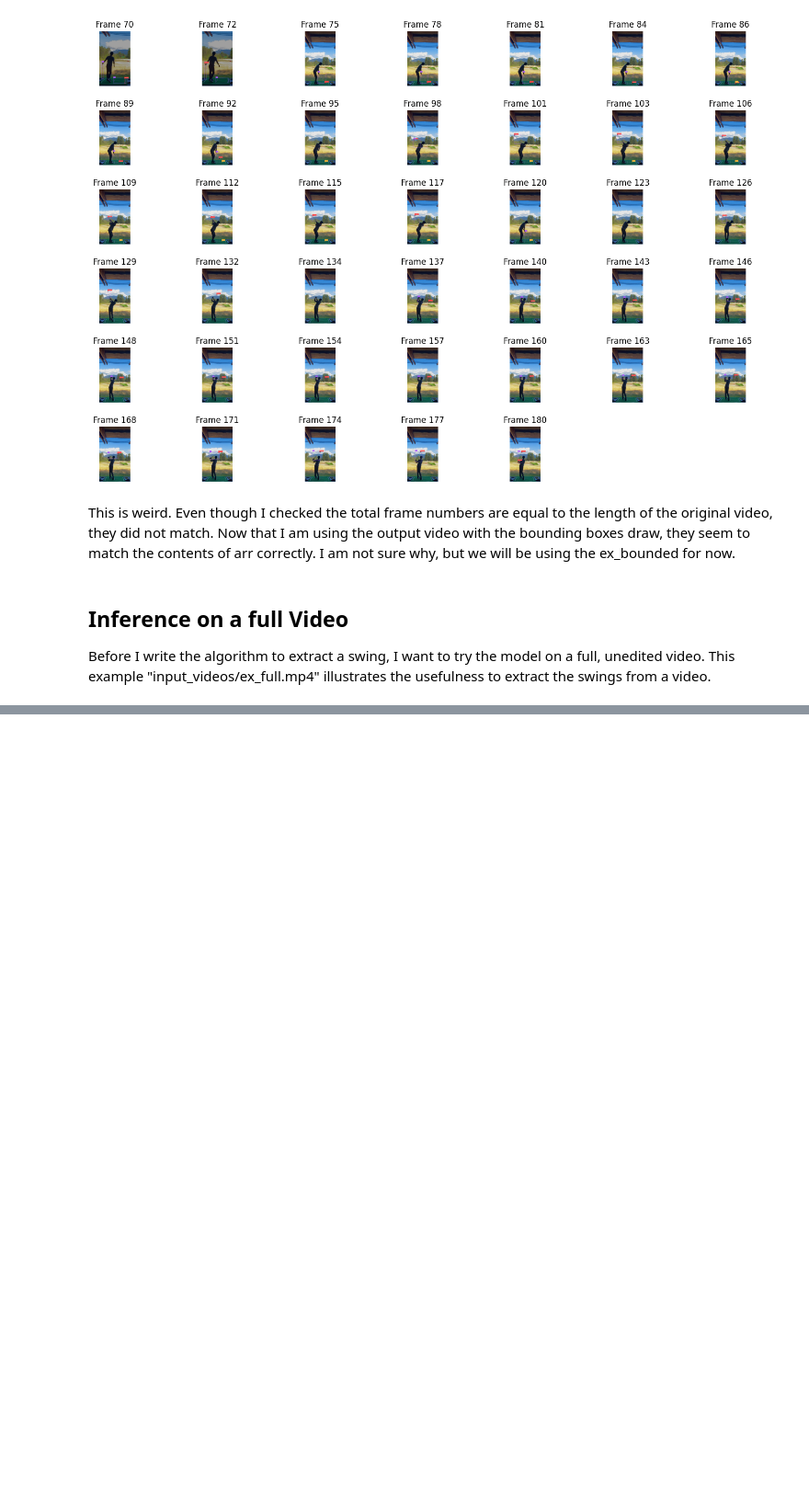
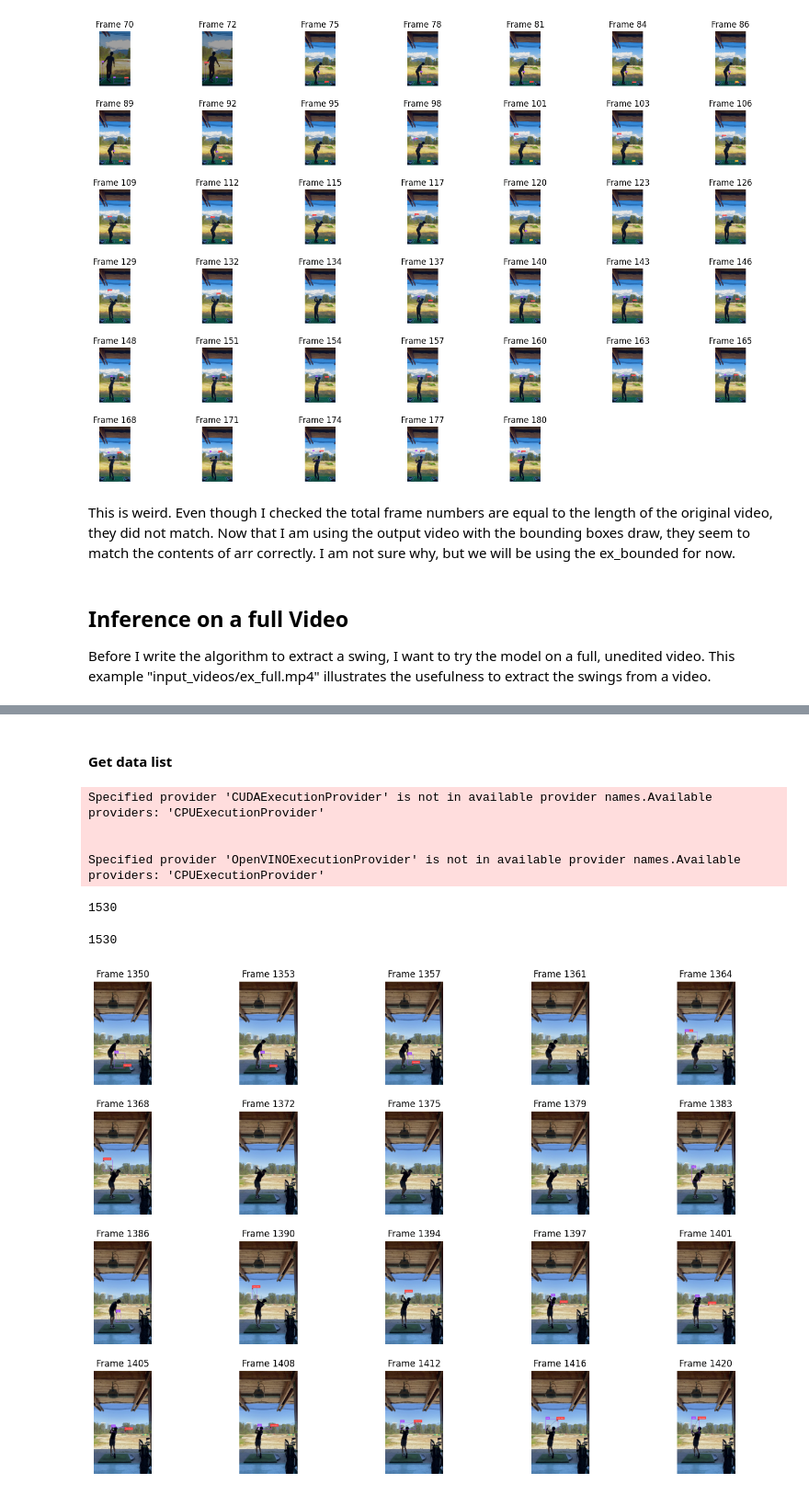
Before and after one commit to simonryu328/Golf-Swing-Extractor, a Jupyter notebook: inference.ipynb, the cells around one changed output, grey strips where cells are left out. Shown at 92% size. Drawn from its saved outputs; the diff is of its cells as text; code cells hidden in the pictures; blank space fills up the shorter version.

```diff
--- a/inference.ipynb
+++ b/inference.ipynb
@@ -379,3 +381,67 @@ pipeline = InferencePipeline.init(
 pipeline.start()
 # wait for the pipeline to finish
 pipeline.join()
+# %% [markdown]
+#### Get data list
+# %%
+# import the InferencePipeline interface
+from inference import InferencePipeline
+# import a built-in sink called render_boxes (sinks are the logic that happens after inference)
+from inference.core.interfaces.stream.sinks import render_boxes
+from inference.core.interfaces.camera.entities import VideoFrame
+import os
+import json
+from pprint import pprint
+
+TARGET_DIR = "predictions"
+api_key = os.getenv("ROBOFLOW_API_KEY")
+
+full_arr = []
+
+def save_prediction(prediction: dict, video_frame: VideoFrame) -> None:
+    # pprint(prediction)
+    # pprint(video_frame)
+    # print("------------------------------------")
+  # with open(os.path.join(TARGET_DIR, f"test.txt"), "a") as f:
+    full_arr.append(prediction)
+  #   json.dump(prediction, f)
+  #   json.dump(video_frame, f)
+
+
+# create an inference pipeline object
+pipeline = InferencePipeline.init(
+    model_id="golf-49wbh/1", # set the model id to a yolov8x model with in put size 1280
+    video_reference="input_videos/ex_full.mp4", # set the video reference (source of video), it can be a link/path to a video file, an RTSP stream url, or an integer representing a device id (usually 0 for built in webcams)
+    on_prediction=save_prediction, # tell the pipeline object what to do with each set of inference by passing a function
+    api_key=api_key, # provide your roboflow api key for loading models from the roboflow api
+)
+# start the pipeline
+pipeline.start()
+# wait for the pipeline to finish
+pipeline.join()
+# %% [output]
+Specified provider 'CUDAExecutionProvider' is not in available provider names.Available providers: 'CPUExecutionProvider'
+
+
+Specified provider 'OpenVINOExecutionProvider' is not in available provider names.Available providers: 'CPUExecutionProvider'
+# %%
+len(full_arr)
+# %% [output]
+1530
+# %%
+get_frame_count("output_videos/ex_full_bounded.avi")
+# %% [output]
+1530
+# %%
+
+fig_full = create_trajectory_plot(full_arr)
+# %%
+video_path = "output_videos/ex_full_bounded.avi"
+start_frame = 1350
+end_frame = 1420
+num_frames = 20
+
+plot_evenly_distributed_frames(video_path, start_frame, end_frame, num_frames)
+fig_full.show()
+# %% [output]
+[figure, added]
```
Also changed, not shown: parts of 2 cells of this notebook.
